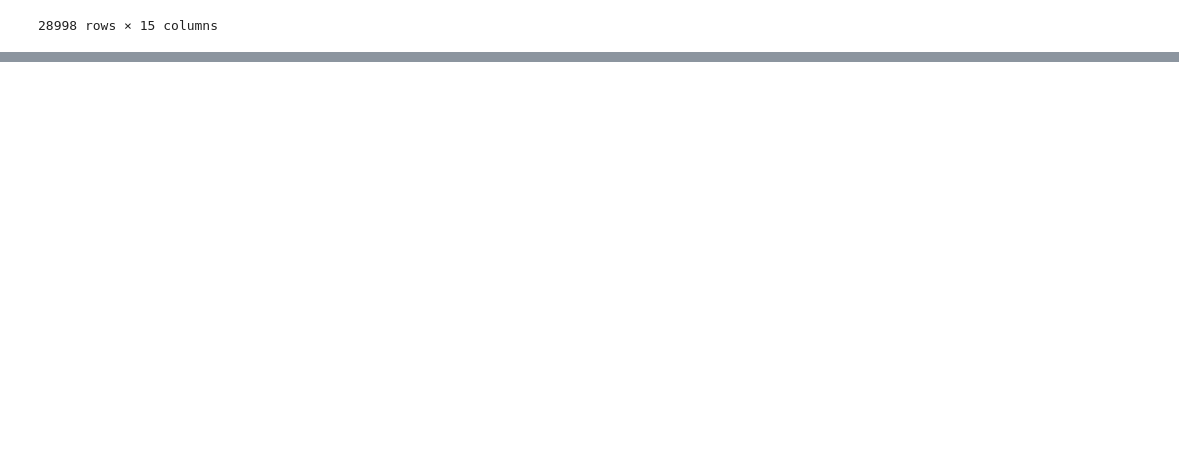
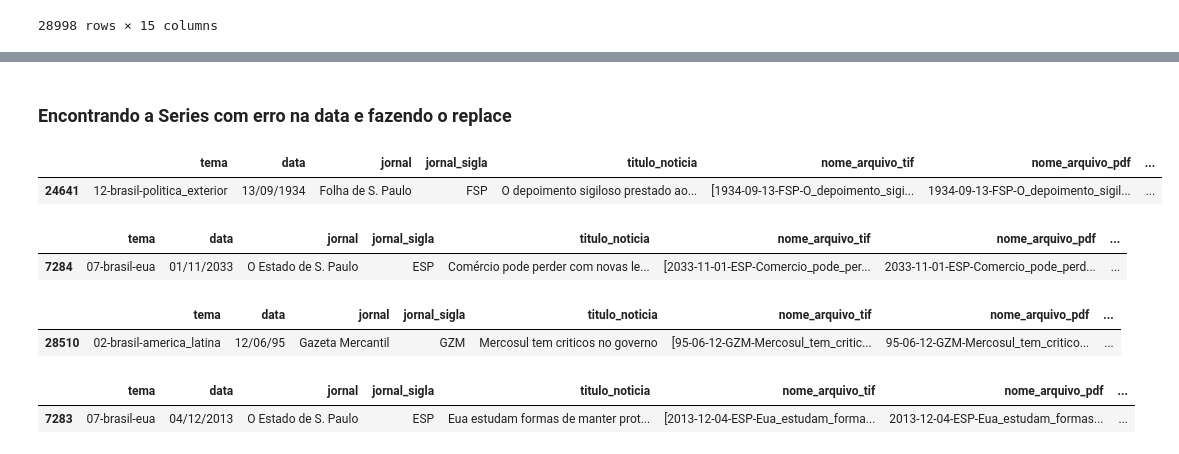
Before and after one commit to thiagovicino/python_analise_dados, a Jupyter notebook: Análise_dados_02_json_thiago.ipynb, the cells around one changed output, grey strips where cells are left out. Drawn from its saved outputs; the diff is of its cells as text; code cells hidden in the pictures; blank space fills up the shorter version.

```diff
--- a/Análise_dados_02_json_thiago.ipynb
+++ b/Análise_dados_02_json_thiago.ipynb
@@ -76,0 +141,27 @@ dataset
+# %% [markdown]
+### Encontrando a Series com erro na data e fazendo o replace
+# %%
+# Series com erros de digitação
+indice_erro_digitacao = dataset.loc[ano == "1934"]
+indice_erro_digitacao
+# %% [output]
+|  | tema | data | jornal | jornal_sigla | titulo_noticia | nome_arquivo_tif | nome_arquivo_pdf | ... |
+| 24641 | 12-brasil-politica_exterior | 13/09/1934 | Folha de S. Paulo | FSP | O depoimento sigiloso prestado ao... | [1934-09-13-FSP-O_depoimento_sigi... | 1934-09-13-FSP-O_depoimento_sigil... | ... |
+# %%
+indice_erro_digitacao = dataset.loc[ano == "2033"]
+indice_erro_digitacao
+# %% [output]
+|  | tema | data | jornal | jornal_sigla | titulo_noticia | nome_arquivo_tif | nome_arquivo_pdf | ... |
+| 7284 | 07-brasil-eua | 01/11/2033 | O Estado de S. Paulo | ESP | Comércio pode perder com novas le... | [2033-11-01-ESP-Comercio_pode_per... | 2033-11-01-ESP-Comercio_pode_perd... | ... |
+# %%
+indice_erro_digitacao = dataset.loc[ano == "6/95"]
+indice_erro_digitacao
+# %% [output]
+|  | tema | data | jornal | jornal_sigla | titulo_noticia | nome_arquivo_tif | nome_arquivo_pdf | ... |
+| 28510 | 02-brasil-america_latina | 12/06/95 | Gazeta Mercantil | GZM | Mercosul tem criticos no governo | [95-06-12-GZM-Mercosul_tem_critic... | 95-06-12-GZM-Mercosul_tem_critico... | ... |
+# %%
+indice_erro_digitacao = dataset.loc[ano == "2013"]
+indice_erro_digitacao
+# %% [output]
+|  | tema | data | jornal | jornal_sigla | titulo_noticia | nome_arquivo_tif | nome_arquivo_pdf | ... |
+| 7283 | 07-brasil-eua | 04/12/2013 | O Estado de S. Paulo | ESP | Eua estudam formas de manter prot... | [2013-12-04-ESP-Eua_estudam_forma... | 2013-12-04-ESP-Eua_estudam_formas... | ... |
```
Also changed, not shown: parts of 22 cells of this notebook.
